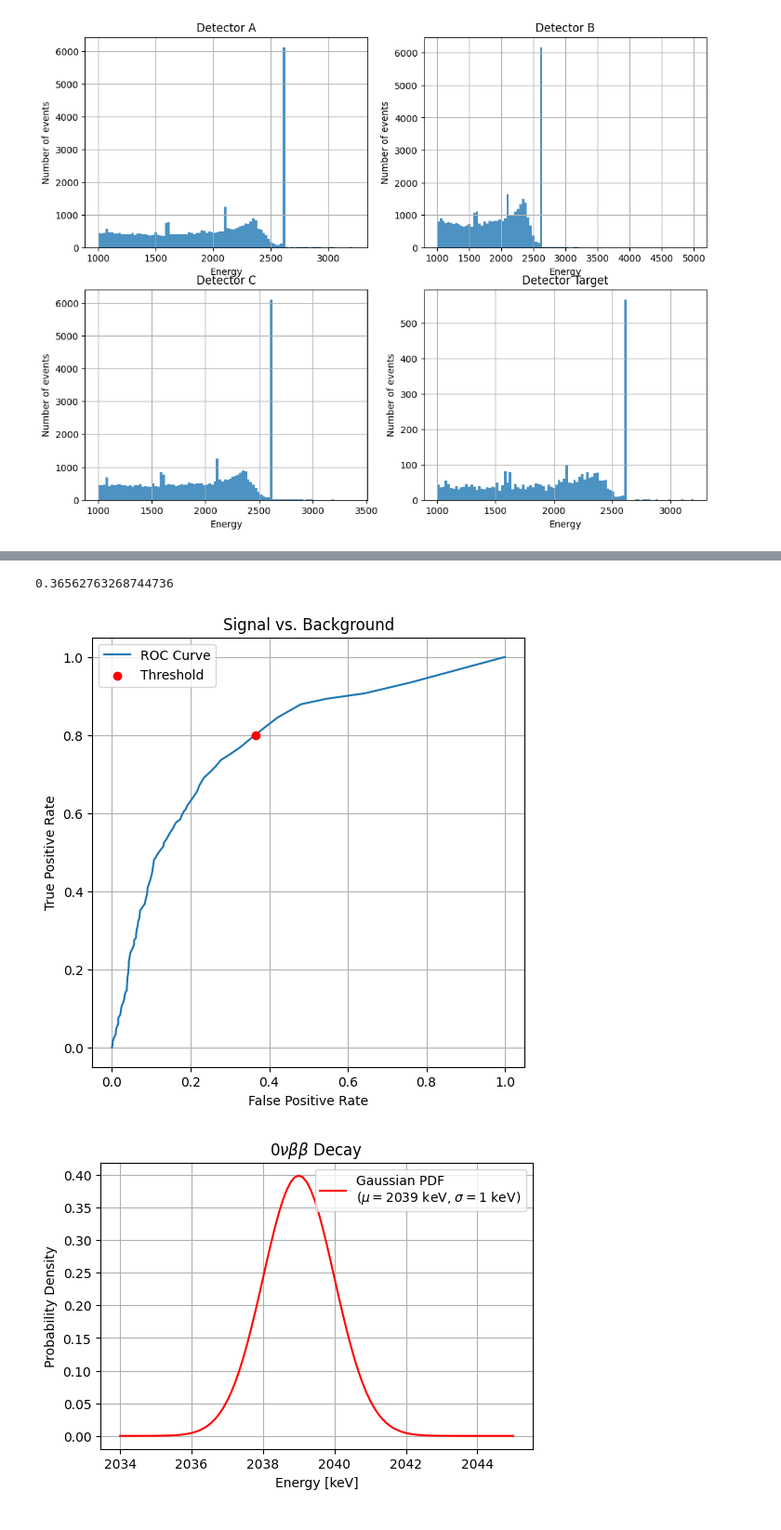
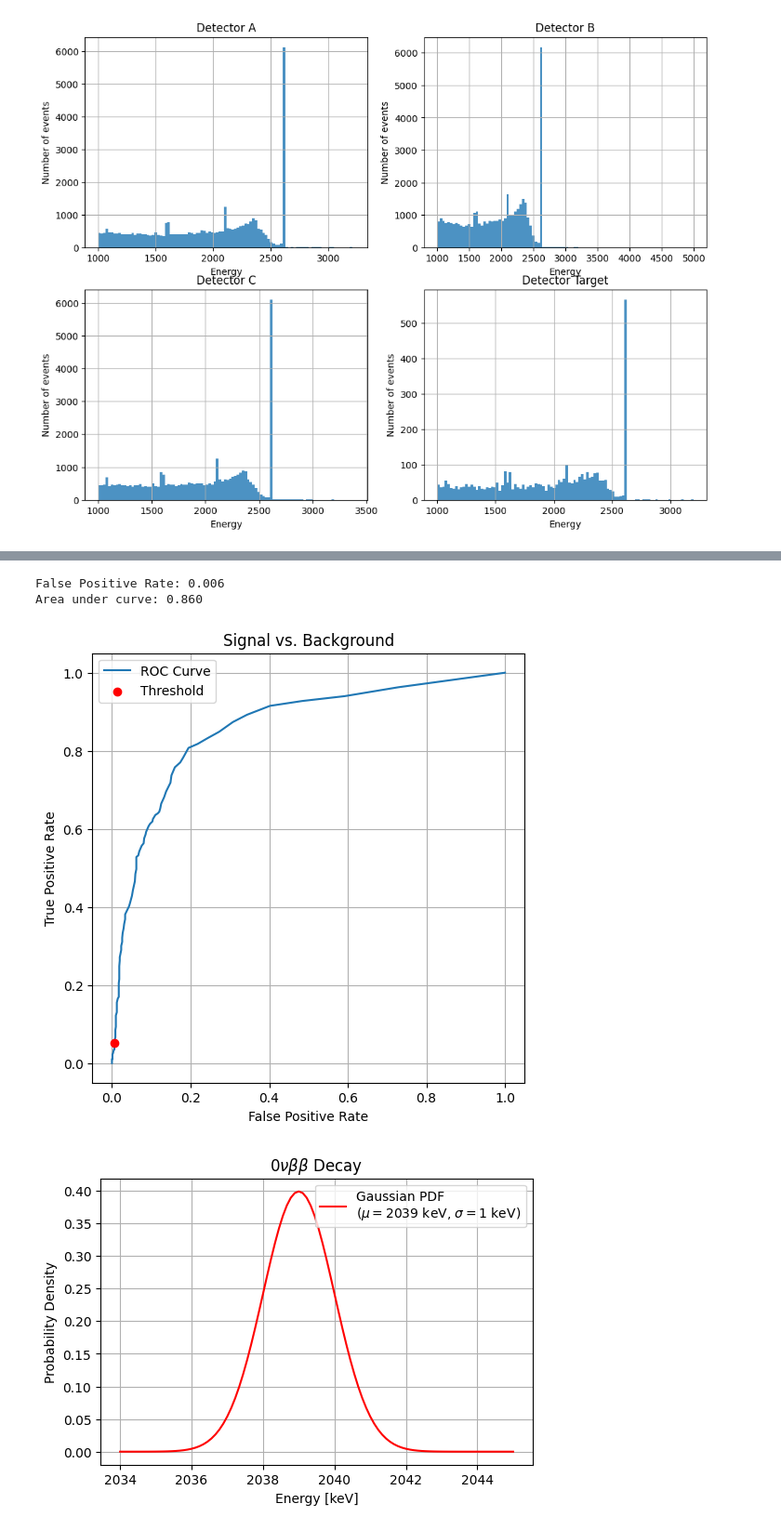
Before and after one commit to melissamp03/DSC291_FINAL-PROJECT, a Jupyter notebook: DSC291_Final-Project_2025.ipynb, the cells around one changed output, grey strips where cells are left out. Shown at 93% size. Drawn from its saved outputs; the diff is of its cells as text; code cells hidden in the pictures.

```diff
--- a/DSC291_Final-Project_2025.ipynb
+++ b/DSC291_Final-Project_2025.ipynb
@@ -73,21 +75,20 @@ plt.grid(True)
 #Step 2
 
 #Identify energy range around the 1592 keV peak
-Peak_A = (detector_A["Energy"]>=1582)&(detector_A["Energy"]<=1602)
+Peak_A = (detector_A["Energy"]>=1589)&(detector_A["Energy"]<=1595)
 Peak_A_events = detector_A[Peak_A]
 
 #Take values with cnn_score above 90% as acceptable threshold
-Threshold = np.percentile(Peak_A_events["cnn_score"], 20)
+Threshold = np.percentile(Peak_A_events["cnn_score"], 95)
 #print(Threshold)
 Thresholds = np.linspace(0, 1, 100)
 
 True_Positive = len(Peak_A_events[Peak_A_events["cnn_score"]>=Threshold])
-
 False_Negative = len(Peak_A_events[Peak_A_events["cnn_score"]<Threshold])
 #print(False_Negative)
 Signal = True_Positive+False_Negative
 True_Positive_Rate = True_Positive/Signal
-print(True_Positive_Rate)
+print(f"True Positive Rate: {True_Positive_Rate:.3f}")
 
 # Plot the signal retention as a function of threshold
 plt.plot(Thresholds, [len(Peak_A_events[Peak_A_events["cnn_score"] >= t]) / len(Peak_A_events) for t in Thresholds], label="Signal Retention")
@@ -104,35 +105,39 @@ plt.show()
 # %%
 #Step 3
 
 #Identify energy range around the 2103 keV peak
-Peak_B = (detector_B["Energy"]>=2093)&(detector_B["Energy"]<=2113)
+Peak_B = (detector_B["Energy"]>=2100)&(detector_B["Energy"]<=2106)
 Peak_B_events = detector_B[Peak_B]
 
 #Events in the 2103 keV region
 
 False_positive = len(Peak_B_events[Peak_B_events["cnn_score"] >= Threshold])
 True_Negative = len(Peak_B_events[Peak_B_events["cnn_score"]<Threshold])
 Background = False_positive+True_Negative
 False_Positive_Rate = False_positive/Background
-print(False_Positive_Rate)
+print(f"False Positive Rate: {False_Positive_Rate:.3f}")
 
 #Different thresholds
 #thresholds = np.linspace(0, 1, 100)
 TPR_values = [(Peak_A_events["cnn_score"] >= t).sum()/Signal for t in Thresholds]
 FPR_values = [(Peak_B_events["cnn_score"] >= t).sum()/Background for t in Thresholds]
+
+ROC_AUC = auc(FPR_values,TPR_values)
+print(f"Area under curve: {ROC_AUC:.3f}")
 
 plt.figure(figsize=(6, 6))
 plt.plot(FPR_values, TPR_values, label="ROC Curve")
 plt.scatter(False_Positive_Rate, True_Positive_Rate, color="red", label="Threshold", zorder=3)
 plt.xlabel("False Positive Rate")
 plt.ylabel("True Positive Rate")
 plt.title("Signal vs. Background")
 plt.legend()
 plt.grid()
 plt.show()
 # %% [output]
-0.36562763268744736
+False Positive Rate: 0.006
+Area under curve: 0.860
-[figure, old version]
+[figure, new version]
 # %%
 #Step 4
 
```
Also changed, not shown: parts of 19 cells of this notebook.
